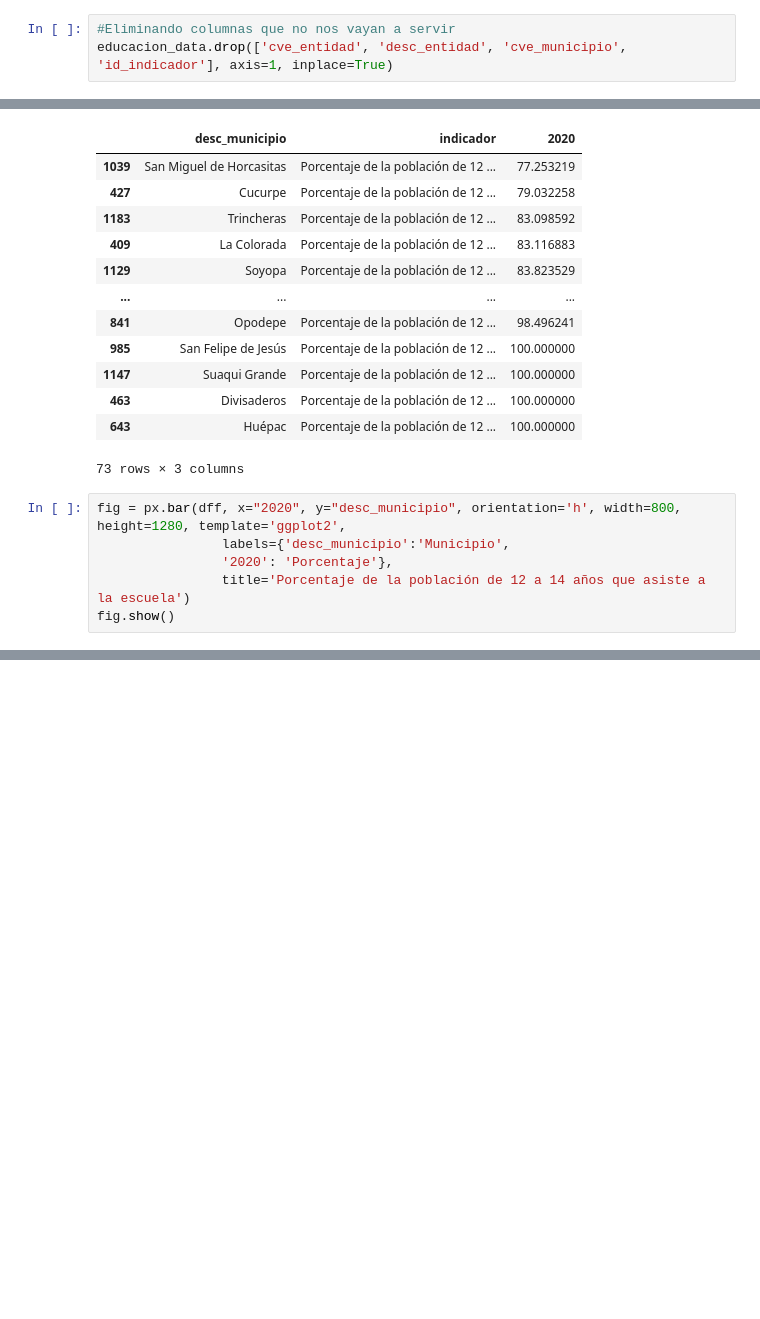
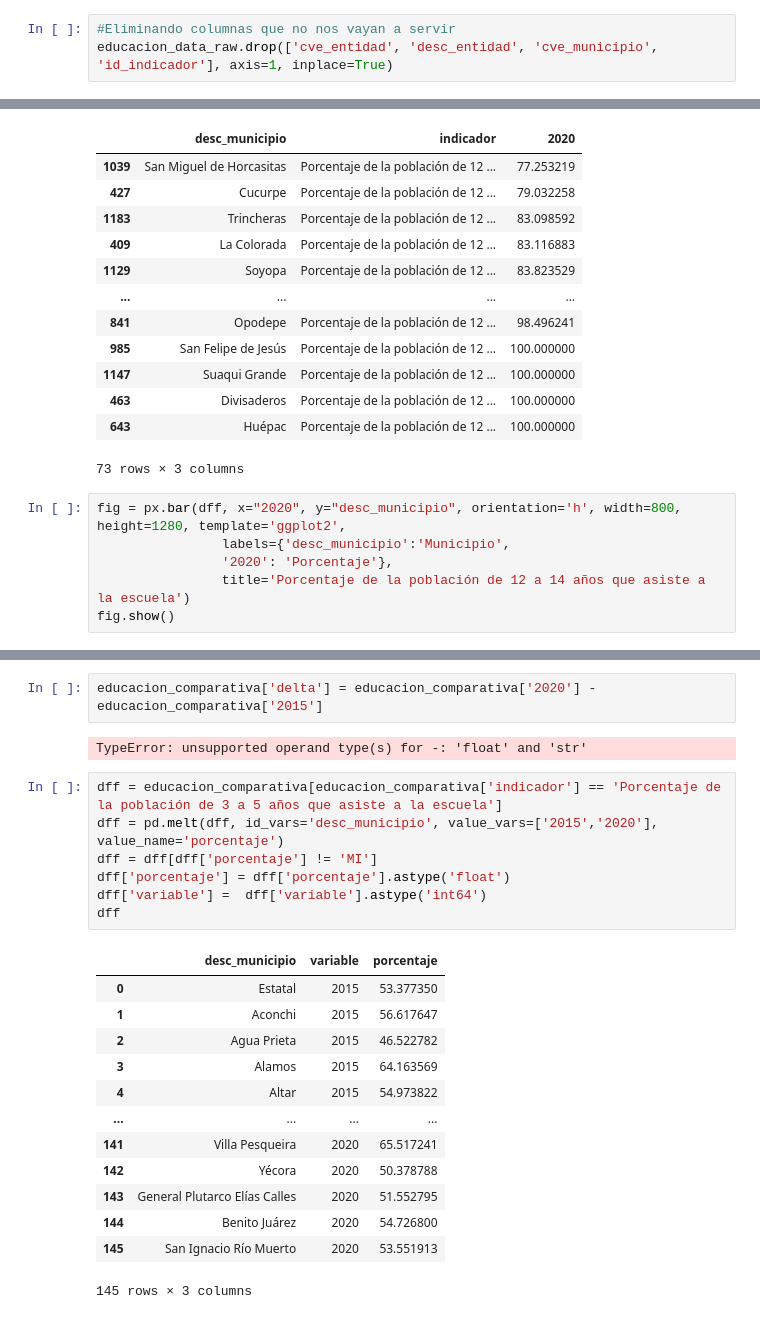
Before and after one commit to ibsanmorales/data_sonora_buqui, a Jupyter notebook: notebooks/inegi_educacion.ipynb, the cells around one changed output, grey strips where cells are left out. Drawn from its saved outputs; the diff is of its cells as text; blank space fills up the shorter version.

```diff
--- a/notebooks/inegi_educacion.ipynb
+++ b/notebooks/inegi_educacion.ipynb
@@ -19,5 +19,5 @@ educacion_data.head()
 5 rows × 44 columns
 # %%
 #Eliminando columnas que no nos vayan a servir
-educacion_data.drop(['cve_entidad', 'desc_entidad', 'cve_municipio', 'id_indicador'], axis=1, inplace=True)
+educacion_data_raw.drop(['cve_entidad', 'desc_entidad', 'cve_municipio', 'id_indicador'], axis=1, inplace=True)
 # %%
@@ -161,0 +172,25 @@ fig.show()
+# %%
+educacion_comparativa['delta'] = educacion_comparativa['2020'] - educacion_comparativa['2015']
+# %% [output]
+TypeError: unsupported operand type(s) for -: 'float' and 'str'
+# %%
+dff = educacion_comparativa[educacion_comparativa['indicador'] == 'Porcentaje de la población de 3 a 5 años que asiste a la escuela']
+dff = pd.melt(dff, id_vars='desc_municipio', value_vars=['2015','2020'], value_name='porcentaje')
+dff = dff[dff['porcentaje'] != 'MI']
+dff['porcentaje'] = dff['porcentaje'].astype('float')
+dff['variable'] =  dff['variable'].astype('int64')
+dff
+# %% [output]
+|  | desc_municipio | variable | porcentaje |
+| 0 | Estatal | 2015 | 53.377350 |
+| 1 | Aconchi | 2015 | 56.617647 |
+| 2 | Agua Prieta | 2015 | 46.522782 |
+| 3 | Alamos | 2015 | 64.163569 |
+| 4 | Altar | 2015 | 54.973822 |
+| ... | ... | ... | ... |
+| 141 | Villa Pesqueira | 2020 | 65.517241 |
+| 142 | Yécora | 2020 | 50.378788 |
+| 143 | General Plutarco Elías Calles | 2020 | 51.552795 |
+| 144 | Benito Juárez | 2020 | 54.726800 |
+| 145 | San Ignacio Río Muerto | 2020 | 53.551913 |
+145 rows × 3 columns
```
Also changed, not shown: parts of 11 cells of this notebook.
